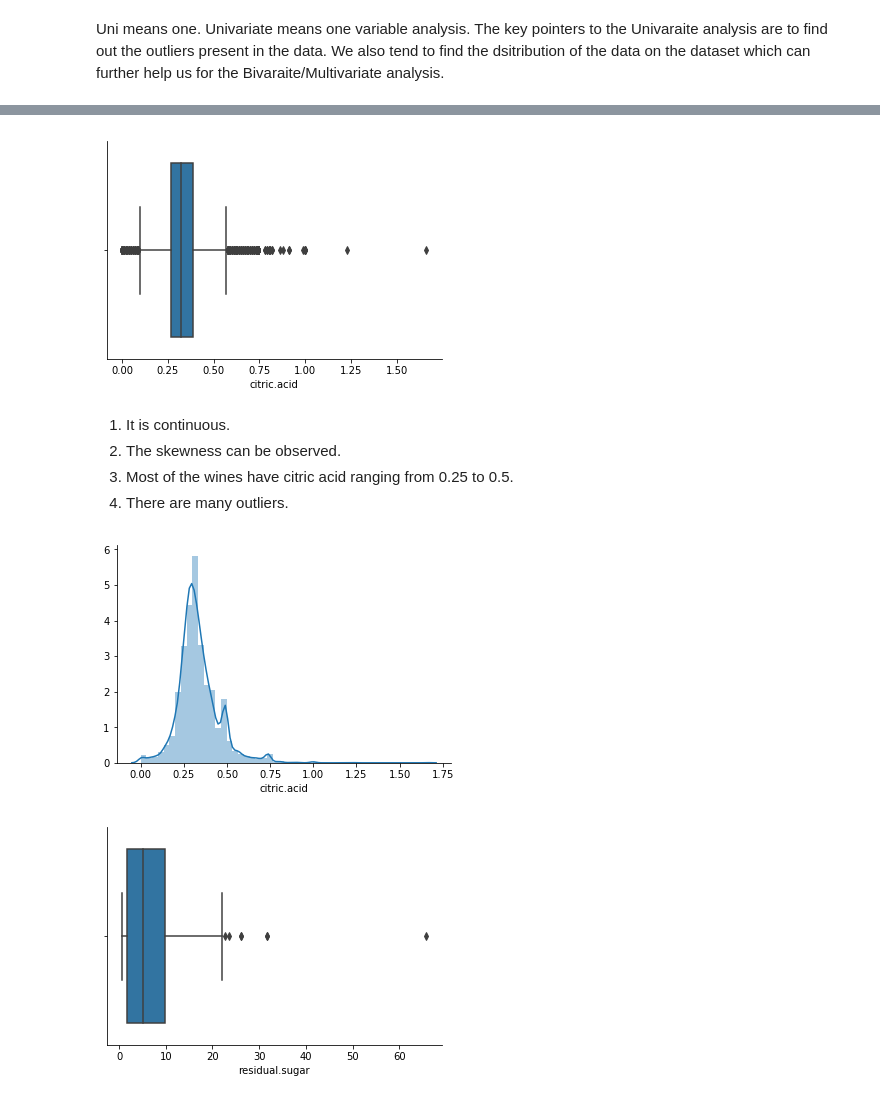
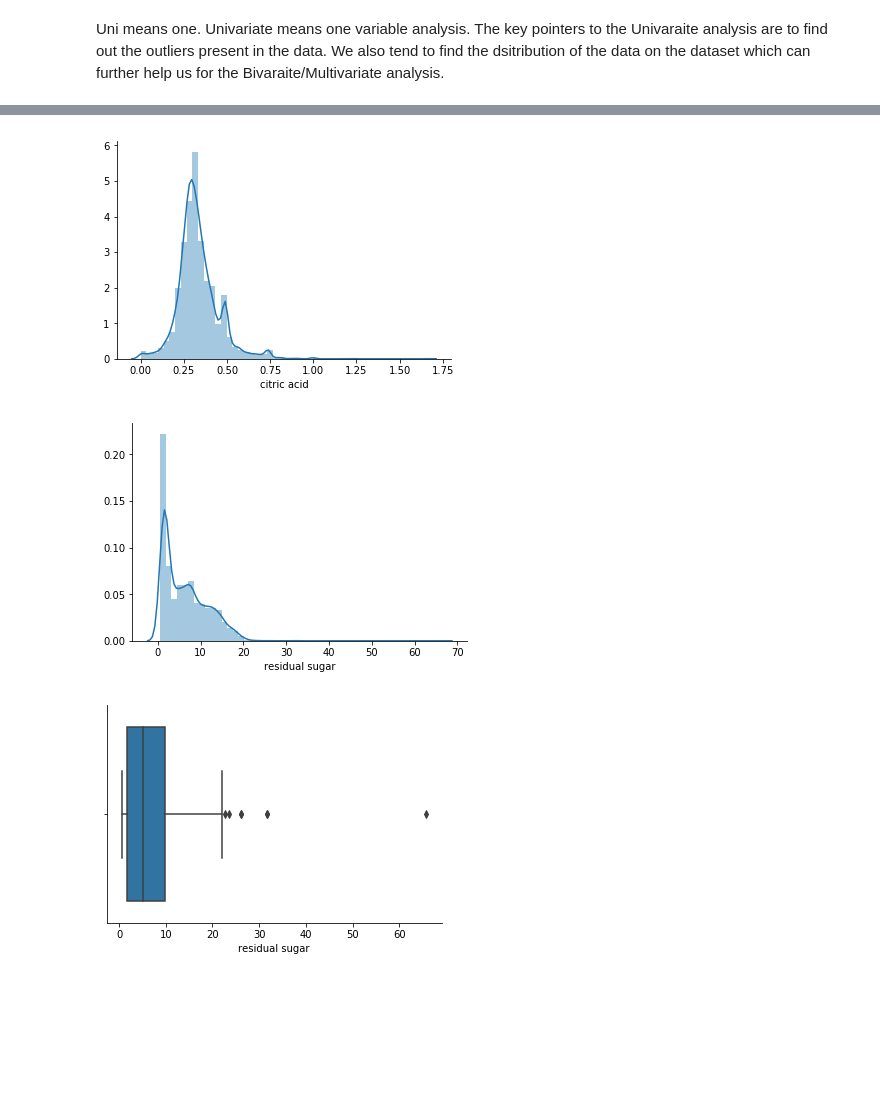
Before and after one commit to rohityadav7946/assignments, a Jupyter notebook: assignment_7.ipynb, the cells around one changed output, grey strips where cells are left out. Saved outputs shown, nothing was run; the diff lists cells and outputs as text; code cells hidden in the pictures; blank space fills up the shorter version.

```diff
--- a/assignment_7.ipynb
+++ b/assignment_7.ipynb
@@ -15 +13,3 @@ df=pd.read_csv("https://raw.githubusercontent.com/Shreyas3108/May28thMLbatcj/mas
+# %%
+df=pd.read_csv('D:\winequality-white.csv',sep=';',error_bad_lines=False)
 # %%
@@ -88,16 +67,11 @@ From the above plot we can see that,
 # %%
-sns.boxplot(df["citric.acid"])
+sns.distplot(df["citric acid"])
 sns.despine()
 # %% [output]
-[figure, old version]
+[figure, new version]
-# %% [markdown]
-1. It is continuous.
-2. The skewness can be observed.
-3. Most of the wines have citric acid ranging from 0.25 to 0.5.
-4. There are many outliers.
 # %%
-sns.distplot(df["citric.acid"])
+sns.distplot(df["residual sugar"])
 sns.despine()
 # %% [output]
-[figure, old version]
+[figure, new version]
 # %%
```
Also changed, not shown: parts of 21 cells of this notebook.
